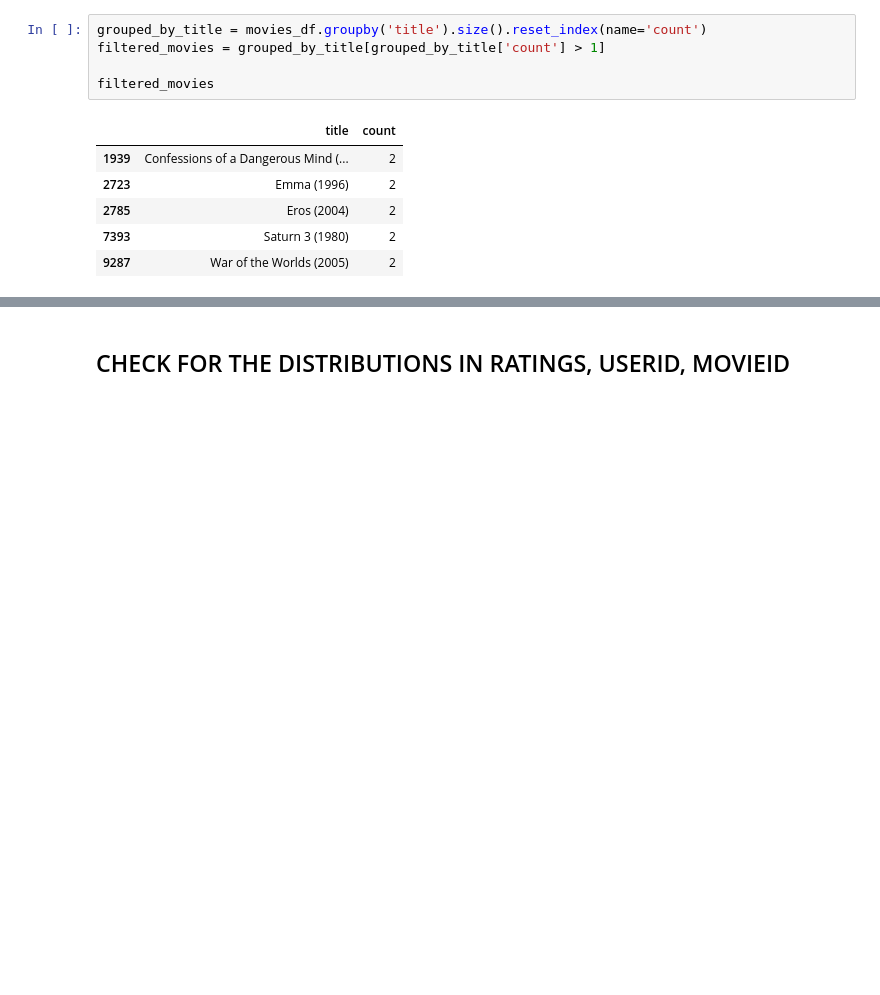
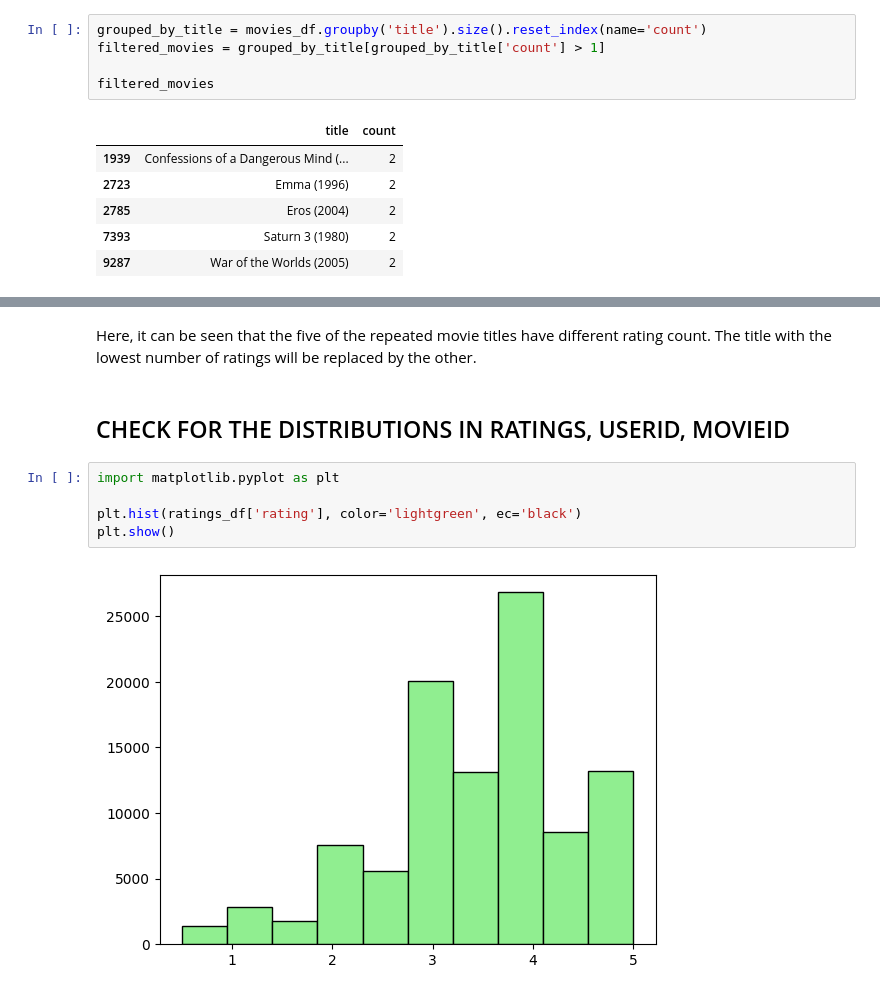
Before and after one commit to anudwigna/recsys_project, a Jupyter notebook: main.ipynb, the cells around one changed output, grey strips where cells are left out. Saved outputs shown, nothing was run; the diff lists cells and outputs as text; blank space fills up the shorter version.

```diff
--- a/main.ipynb
+++ b/main.ipynb
@@ -113,2 +112,11 @@ sorted_movies
+# %% [markdown]
+Here, it can be seen that the five of the repeated movie titles have different rating count. The title with the lowest number of ratings will be replaced by the other.
 # %% [markdown]
 ## CHECK FOR THE DISTRIBUTIONS IN RATINGS, USERID, MOVIEID
+# %%
+import matplotlib.pyplot as plt
+
+plt.hist(ratings_df['rating'], color='lightgreen', ec='black')
+plt.show()
+# %% [output]
+[figure, added]
```
Also changed, not shown: parts of 8 cells of this notebook.
